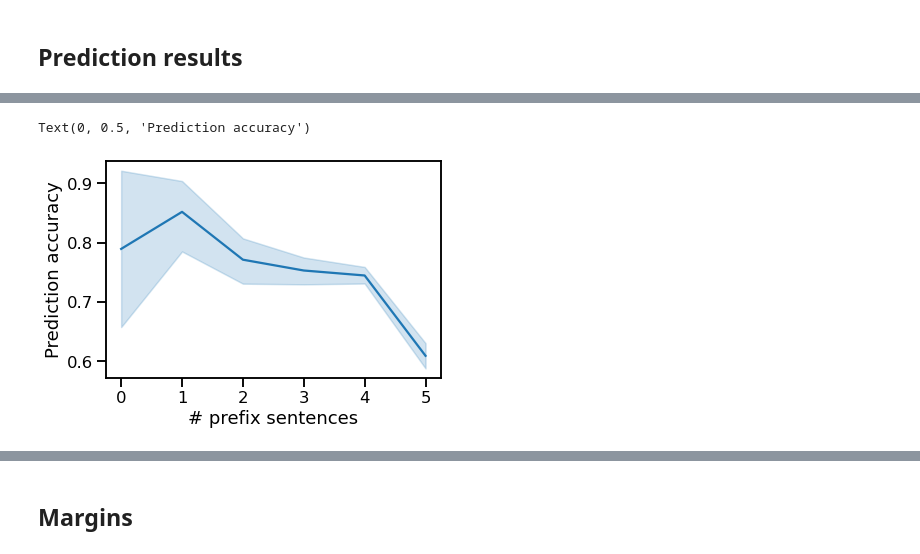
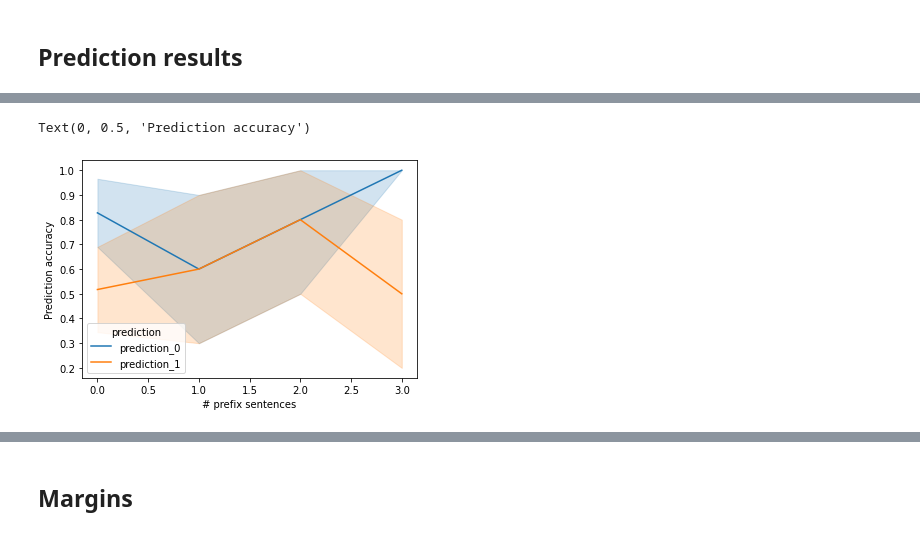
Before and after one commit to hans/syntaxgym-repetitions, a Jupyter notebook: analyze.ipynb, the cells around one changed output, grey strips where cells are left out. Drawn from its saved outputs; the diff is of its cells as text; code cells hidden in the pictures.

```diff
--- a/analyze.ipynb
+++ b/analyze.ipynb
@@ -7,10 +9,25 @@ suites = ["number_prep", "number_prep2"]
+# %%
+critical_regions = {
+    "number_prep": 7,
+    "number_src": 8,
+}
 # %%
-sns.set_context("talk")
+# sns.set_context("talk")
 # %% [markdown]
 ## Prediction results
 # %%
 prediction_dfs = [pd.read_csv(f"{suite}.predictions.csv") for suite in suites]
 prediction_df = pd.concat(prediction_dfs, names=["suite"], keys=suites)
 prediction_df["first_item"] = prediction_df.used_item_numbers.str.split().str.get(0)
+
+canonical_suite = {suite_name: next(can_suite for can_suite in critical_regions.keys()
+                                    if can_suite in suite_name)
+                   for suite_name in set(prediction_df.index.get_level_values("suite"))}
+prediction_df["canonical_suite"] = prediction_df.index.get_level_values("suite").map(canonical_suite)
+prediction_df["critical_region"] = prediction_df.canonical_suite.map(critical_regions)
+
+prediction_df["num_prefix_sentences"] = prediction_df.used_conditions.str.count(" ").fillna(0)
+prediction_df["prefix_length_bin"] = pd.cut(prediction_df.prefix_length, 10).astype(str)
+
 prediction_df
 # %% [output]
@@ -40,10 +81,13 @@ prediction_df.prefix_length.plot.hist()
+# %%
+prediction_df_melt = prediction_df.loc[:, prediction_df.columns.str.startswith(("prediction", "num_prefix_sentences", "prefix_length"))] \
+    .melt(id_vars=["num_prefix_sentences", "prefix_length", "prefix_length_bin"],
+          var_name="prediction", value_name="correct")
 # %%
-prediction_df["num_prefix_sentences"] = prediction_df.used_conditions.str.count(" ").fillna(0)
-sns.lineplot(data=prediction_df, x="num_prefix_sentences", y="prediction_0")
+sns.lineplot(data=prediction_df_melt, x="num_prefix_sentences", y="correct", hue="prediction")
 
 plt.xlabel("# prefix sentences")
 plt.ylabel("Prediction accuracy")
 # %% [output]
 Text(0, 0.5, 'Prediction accuracy')
-[figure, old version]
+[figure, new version]
 # %%
```
Also changed, not shown: parts of 20 cells of this notebook.
